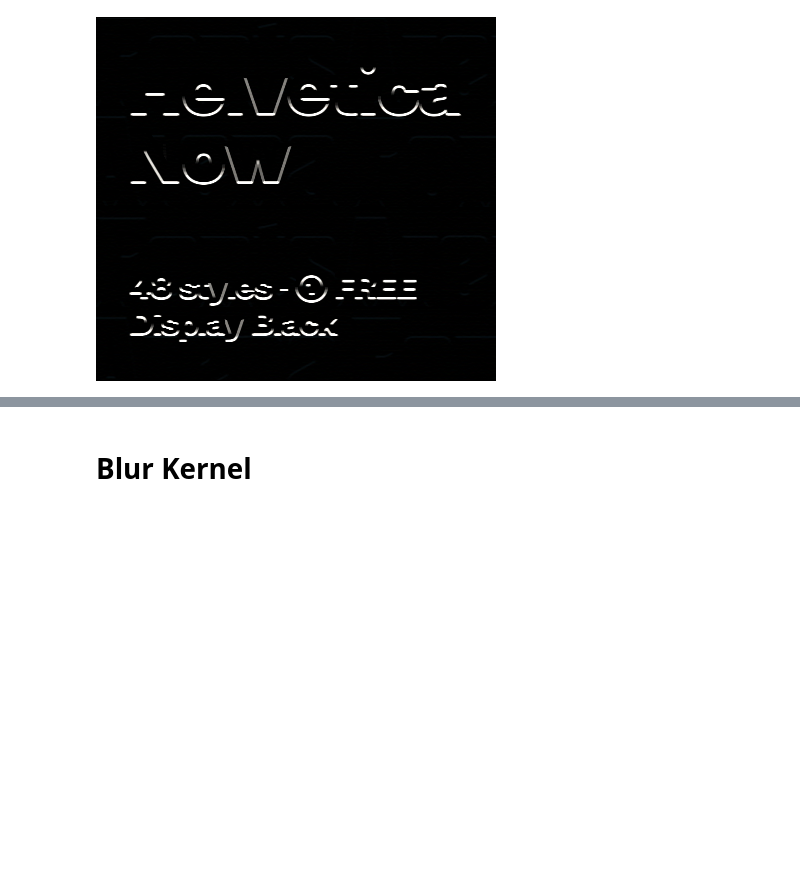
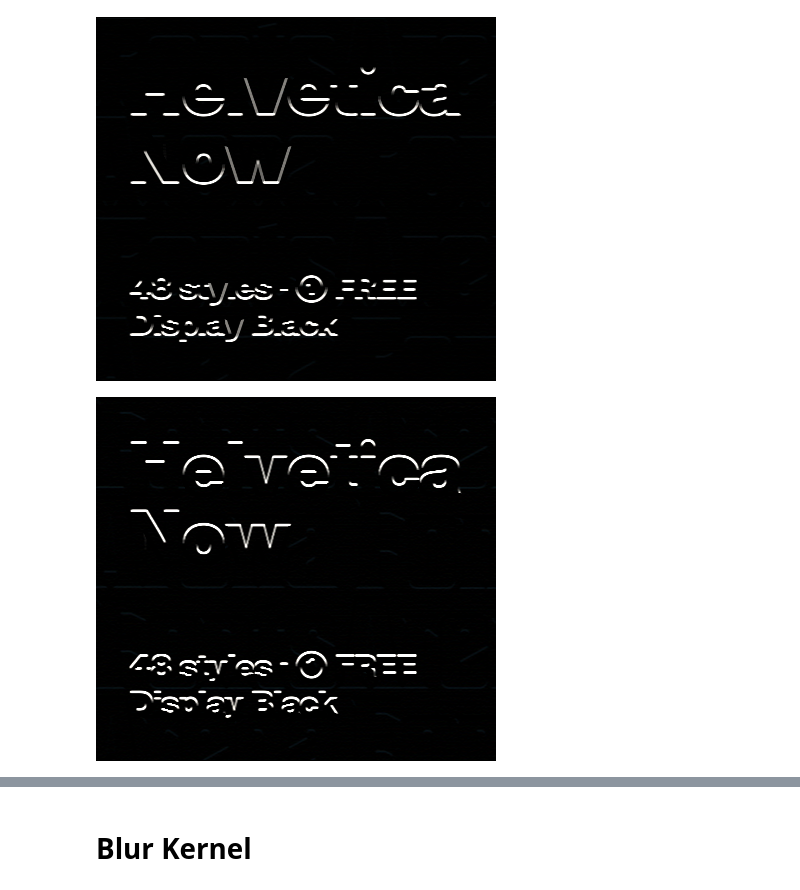
Before and after one commit to git4rajesh/MachineLearning, a Jupyter notebook: Project1/Assignment1A.ipynb, the cells around one changed output, grey strips where cells are left out. Drawn from its saved outputs; the diff is of its cells as text; code cells hidden in the pictures; blank space fills up the shorter version.

```diff
--- a/Project1/Assignment1A.ipynb
+++ b/Project1/Assignment1A.ipynb
@@ -45,4 +49,11 @@ dst = cv2.filter2D(image,-1, hor_kernel)
 cv2_imshow(dst)
 # %% [output]
 [figure]
+# %%
+# Using a Sobel Horizontal Kernel for Horizontal Identification
+hor_kernel = np.array([[1, 2, 1],[0, 0, 0],[-1, -2,-1]])
+dst = cv2.filter2D(image,-1, hor_kernel)
+cv2_imshow(dst)
+# %% [output]
+[figure, added]
 # %%
```
Also changed, not shown: parts of 13 cells of this notebook.
